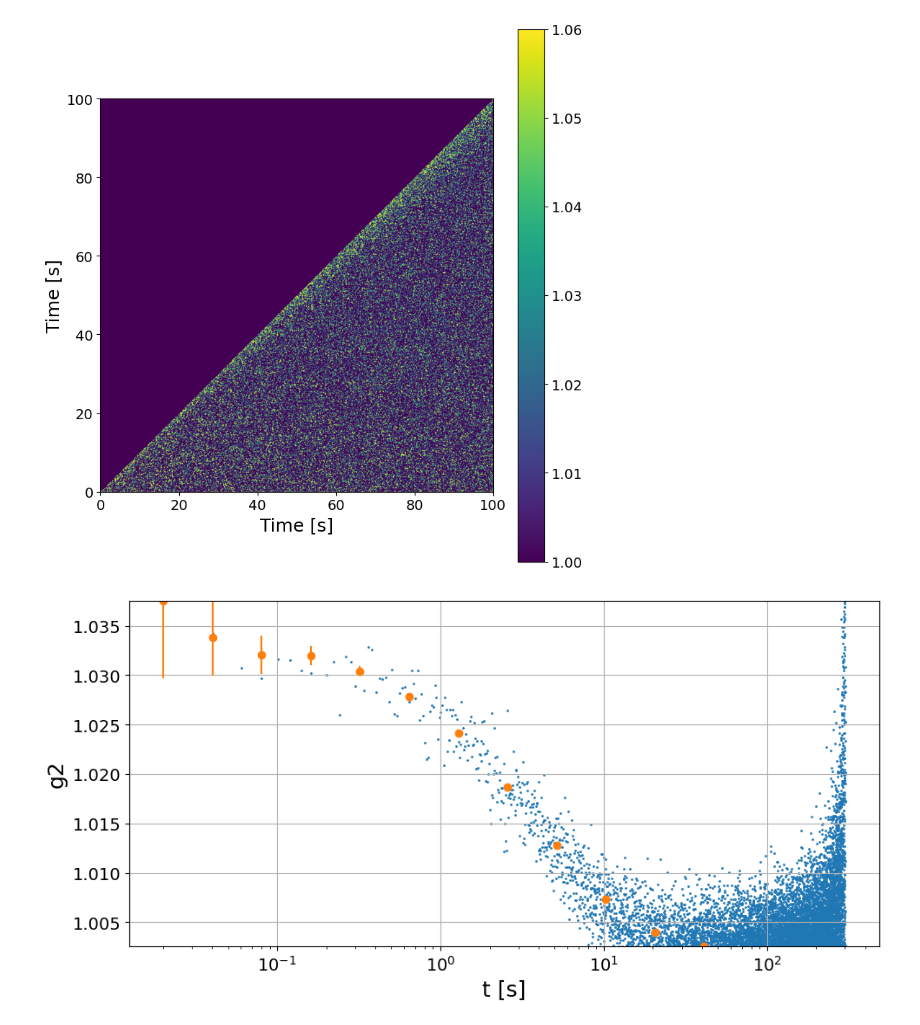
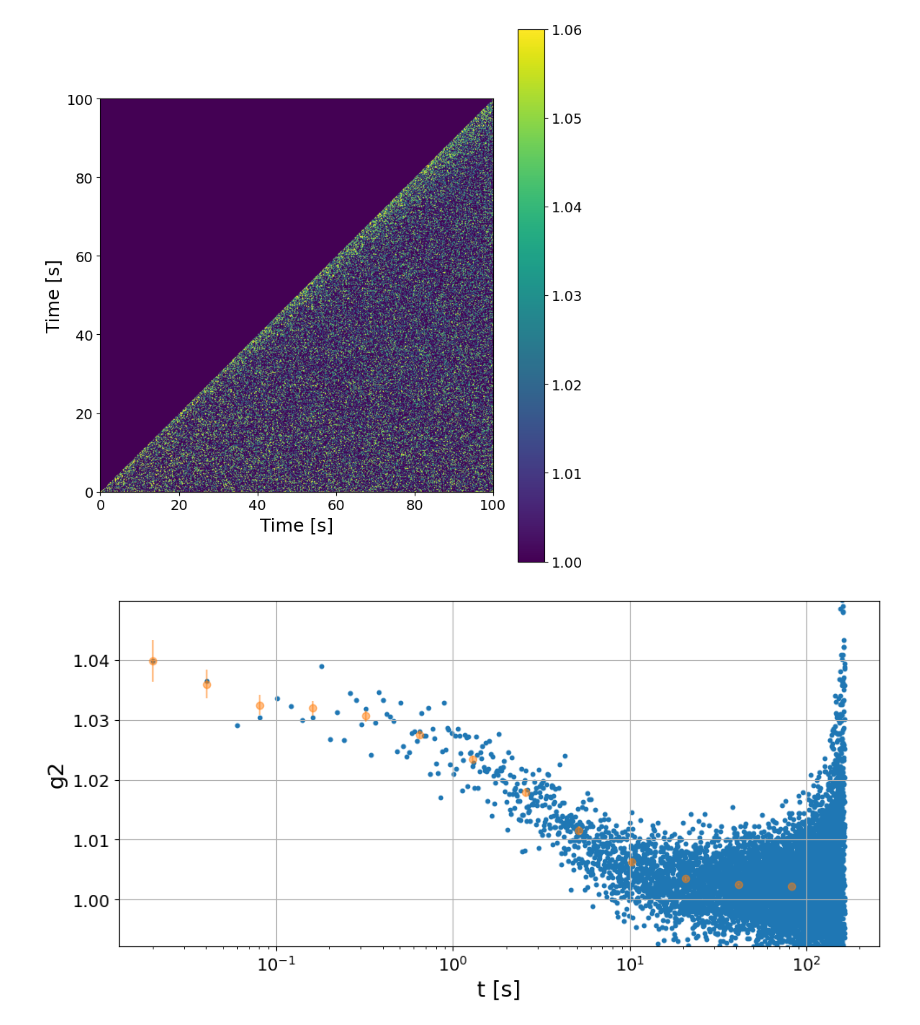
Before and after one commit to FabioBrugnara/HC6209, a Jupyter notebook: road2multitau/road2multitau.ipynb, the cells around one changed output. Saved outputs shown, nothing was run; the diff lists cells and outputs as text; code cells hidden in the pictures.

```diff
--- a/road2multitau/road2multitau.ipynb
+++ b/road2multitau/road2multitau.ipynb
@@ -95,7 +95,7 @@ Maximum count in the hull run -> 4689
 ################################################################################
 [figure]
 # %%
-bs_mask = XPCS.gen_mask(e4m_data, itime, e4m_mask=None, mask_geom=geom)
+bs_mask = XPCS.gen_mask(mask=None, mask_geom=geom)
 # %% [output]
 #################################################
 Masked area =  93.74594052000708 %
@@ -295,15 +304,13 @@ XPCS.plot_G2t(G2t, vmin, vmax, itime=itime, t1=t1, t2=t2, sigma_filter=3)
 [figure]
 # %%
 plt.figure(figsize=(10,5))
-plt.scatter(t, g2, s=1,)
-plt.errorbar(t_g2mt, g2mt, yerr=dg2mt, fmt='o', c='C1')
+t_g2mt, g2mt, dg2mt = XPCS.get_g2mt(itime, G2tmt)
+plt.errorbar(t_g2mt, g2mt, yerr=dg2mt, fmt='o', c='C1', alpha=.5)
 
-plt.xlabel('t [s]')
-plt.ylabel('g2')
-plt.xscale('log')
-plt.ylim(g2mt.min(), g2mt.max())
-plt.grid()
-plt.tight_layout()
-plt.show()
+plt.scatter(t, g2, s=10, c='C0')
+
+plt.xlabel('t [s]'); plt.ylabel('g2'); plt.xscale('log'); plt.grid()
+plt.ylim(g2mt.min()-0.01, g2mt.max()+0.01)
+plt.tight_layout(); plt.show()
 # %% [output]
-[figure, old version]
+[figure, new version]
```
Also changed, not shown: parts of 9 cells of this notebook, 4 other files.
